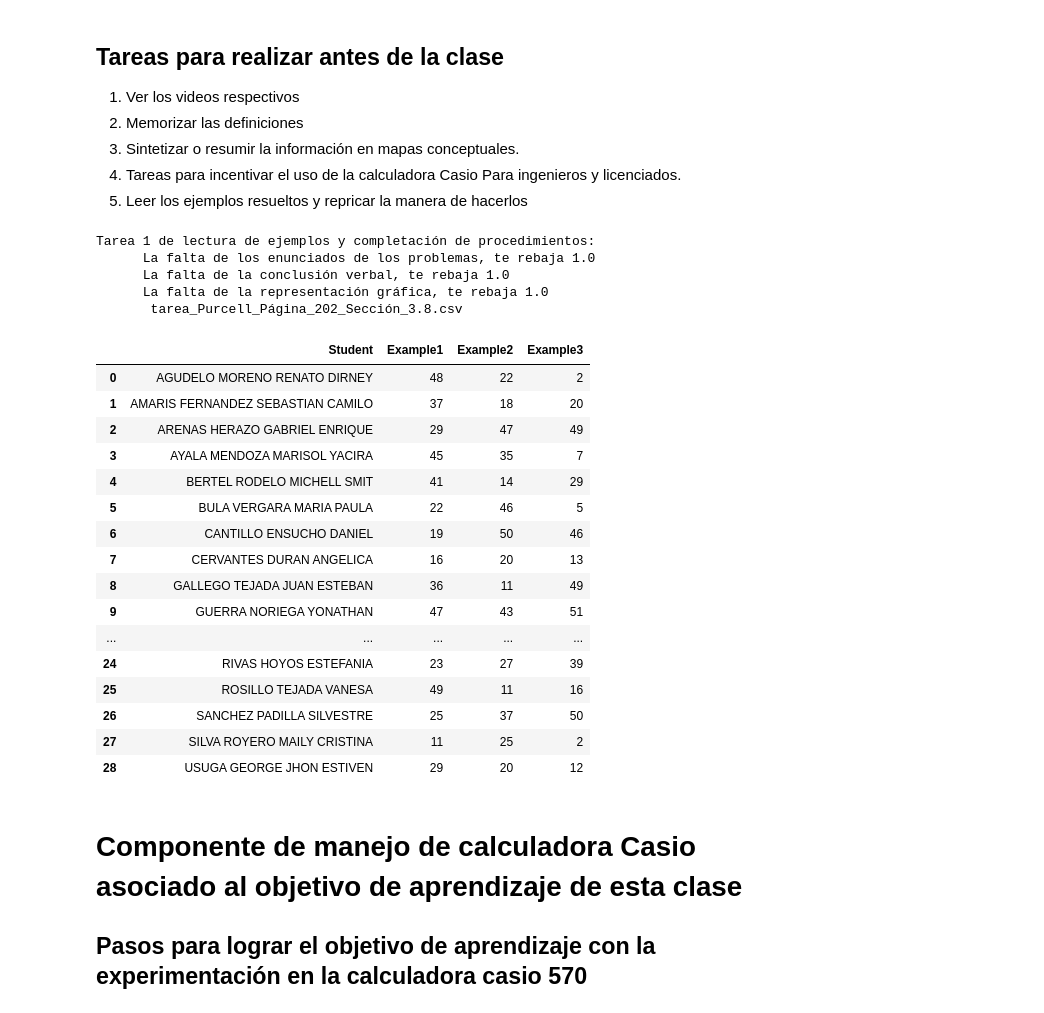
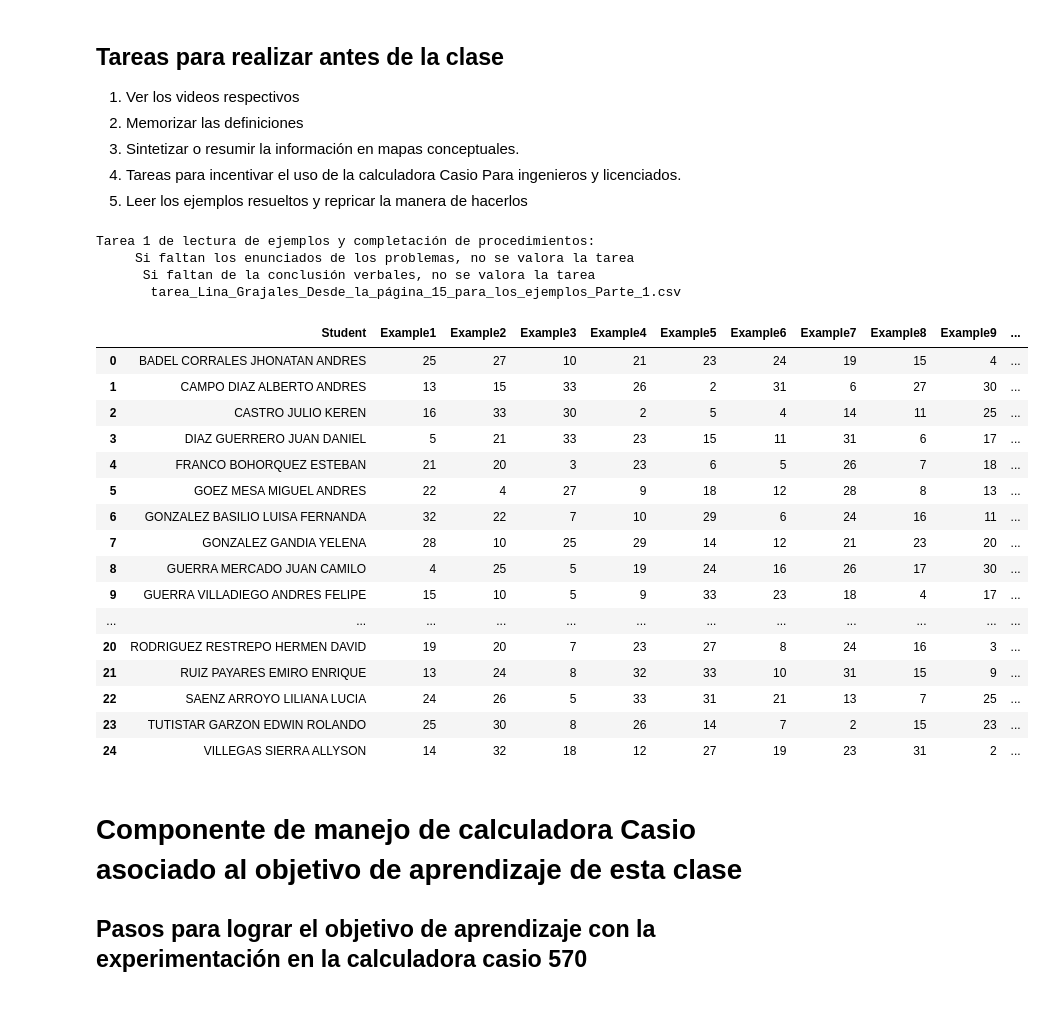
Before and after one commit to marco-canas/fundamentos_de_la_aritmetica, a Jupyter notebook: referentes/2_grajales_logica/1_4_tautologias/1_1_4_tautologias.ipynb, the cells around one changed output. Saved outputs shown, nothing was run; the diff lists cells and outputs as text; code cells hidden in the pictures.

```diff
--- a/referentes/2_grajales_logica/1_4_tautologias/1_1_4_tautologias.ipynb
+++ b/referentes/2_grajales_logica/1_4_tautologias/1_1_4_tautologias.ipynb
@@ -606,65 +617,63 @@ np.random.seed(1213)  # establecer semilla aleatoria para hacer los resultados r
 
 
 
-grupo_estudiantes = 'calculo_integral'
-nombre_texto_guia = 'Purcell'
-pagina_y_seccion = 'Página_202_Sección_3.8'
-numero_ejemplos_de_la_seccion = 54
-numero_de_ejemplos_asignados = 3
+grupo_estudiantes = 'fundamentos_de_la_aritmetica'
+nombre_texto_guia = 'Lina_Grajales'
+pagina_y_seccion = 'Desde_la_página_15_para_los_ejemplos_Parte_1'
+numero_ejemplos_de_la_seccion = 33
+numero_de_ejemplos_asignados = 10
 
 
 # Descargar la lista de  estudiantes
 students_url = "https://raw.githubusercontent.com/marco-canas/groups_list/main/" + grupo_estudiantes + ".csv"
 examples = list(range(1, numero_ejemplos_de_la_seccion))
 
 students_data = pd.read_csv(students_url)
 
 # Crear una lista para almacenar las asignaciones
 assignments = []
 
 # Asignar ejercicios aleatorios a cada estudiante
 for index, student in students_data.iterrows():
     # Seleccionar 5 ejercicios aleatorios sin repetición
     random_exercises = np.random.choice(examples, numero_de_ejemplos_asignados, replace = False)+ 1
     assignments.append([students_data["Nombre"][index], *random_exercises])  # Agregar asignación a la lista
 
 # Crear un DataFrame con las asignaciones
 columns = ["Student"] + [ "Example" + str(i+1) for i in range(numero_de_ejemplos_asignados)]
 assignment_df = pd.DataFrame(assignments, columns=columns)
 
 # Guardar el DataFrame en un archivo CSV
 assignment_csv = "tarea" + "_" + nombre_texto_guia + "_"+ pagina_y_seccion + ".csv"
 assignment_df.to_csv(assignment_csv, index=False)
 
 print("""Tarea 1 de lectura de ejemplos y completación de procedimientos:
-      La falta de los enunciados de los problemas, te rebaja 1.0
-      La falta de la conclusión verbal, te rebaja 1.0
-      La falta de la representación gráfica, te rebaja 1.0
+     Si faltan los enunciados de los problemas, no se valora la tarea
+      Si faltan de la conclusión verbales, no se valora la tarea
       """, assignment_csv)
 assignment_df
 # %% [output]
 Tarea 1 de lectura de ejemplos y completación de procedimientos:
-      La falta de los enunciados de los problemas, te rebaja 1.0
-      La falta de la conclusión verbal, te rebaja 1.0
-      La falta de la representación gráfica, te rebaja 1.0
-       tarea_Purcell_Página_202_Sección_3.8.csv
+     Si faltan los enunciados de los problemas, no se valora la tarea
+      Si faltan de la conclusión verbales, no se valora la tarea
+       tarea_Lina_Grajales_Desde_la_página_15_para_los_ejemplos_Parte_1.csv
-|  | Student | Example1 | Example2 | Example3 |
-| 0 | AGUDELO MORENO RENATO DIRNEY | 48 | 22 | 2 |
-| 1 | AMARIS FERNANDEZ SEBASTIAN CAMILO | 37 | 18 | 20 |
-| 2 | ARENAS HERAZO GABRIEL ENRIQUE | 29 | 47 | 49 |
-| 3 | AYALA MENDOZA MARISOL YACIRA | 45 | 35 | 7 |
-| 4 | BERTEL RODELO MICHELL SMIT | 41 | 14 | 29 |
-| 5 | BULA VERGARA MARIA PAULA | 22 | 46 | 5 |
-| 6 | CANTILLO ENSUCHO DANIEL | 19 | 50 | 46 |
-| 7 | CERVANTES DURAN ANGELICA | 16 | 20 | 13 |
-| 8 | GALLEGO TEJADA JUAN ESTEBAN | 36 | 11 | 49 |
-| 9 | GUERRA NORIEGA YONATHAN | 47 | 43 | 51 |
-| ... | ... | ... | ... | ... |
-| 24 | RIVAS HOYOS ESTEFANIA | 23 | 27 | 39 |
-| 25 | ROSILLO TEJADA VANESA | 49 | 11 | 16 |
-| 26 | SANCHEZ PADILLA SILVESTRE | 25 | 37 | 50 |
-| 27 | SILVA ROYERO MAILY CRISTINA | 11 | 25 | 2 |
-| 28 | USUGA GEORGE JHON ESTIVEN | 29 | 20 | 12 |
+|  | Student | Example1 | Example2 | Example3 | Example4 | Example5 | Example6 | Example7 | Example8 | Example9 | ... |
+| 0 | BADEL CORRALES JHONATAN ANDRES | 25 | 27 | 10 | 21 | 23 | 24 | 19 | 15 | 4 | ... |
+| 1 | CAMPO DIAZ ALBERTO ANDRES | 13 | 15 | 33 | 26 | 2 | 31 | 6 | 27 | 30 | ... |
+| 2 | CASTRO JULIO KEREN | 16 | 33 | 30 | 2 | 5 | 4 | 14 | 11 | 25 | ... |
+| 3 | DIAZ GUERRERO JUAN DANIEL | 5 | 21 | 33 | 23 | 15 | 11 | 31 | 6 | 17 | ... |
+| 4 | FRANCO BOHORQUEZ ESTEBAN | 21 | 20 | 3 | 23 | 6 | 5 | 26 | 7 | 18 | ... |
+| 5 | GOEZ MESA MIGUEL ANDRES | 22 | 4 | 27 | 9 | 18 | 12 | 28 | 8 | 13 | ... |
+| 6 | GONZALEZ BASILIO LUISA FERNANDA | 32 | 22 | 7 | 10 | 29 | 6 | 24 | 16 | 11 | ... |
+| 7 | GONZALEZ GANDIA YELENA | 28 | 10 | 25 | 29 | 14 | 12 | 21 | 23 | 20 | ... |
+| 8 | GUERRA MERCADO JUAN CAMILO | 4 | 25 | 5 | 19 | 24 | 16 | 26 | 17 | 30 | ... |
+| 9 | GUERRA VILLADIEGO ANDRES FELIPE | 15 | 10 | 5 | 9 | 33 | 23 | 18 | 4 | 17 | ... |
+| ... | ... | ... | ... | ... | ... | ... | ... | ... | ... | ... | ... |
+| 20 | RODRIGUEZ RESTREPO HERMEN DAVID | 19 | 20 | 7 | 23 | 27 | 8 | 24 | 16 | 3 | ... |
+| 21 | RUIZ PAYARES EMIRO ENRIQUE | 13 | 24 | 8 | 32 | 33 | 10 | 31 | 15 | 9 | ... |
+| 22 | SAENZ ARROYO LILIANA LUCIA | 24 | 26 | 5 | 33 | 31 | 21 | 13 | 7 | 25 | ... |
+| 23 | TUTISTAR GARZON EDWIN ROLANDO | 25 | 30 | 8 | 26 | 14 | 7 | 2 | 15 | 23 | ... |
+| 24 | VILLEGAS SIERRA ALLYSON | 14 | 32 | 18 | 12 | 27 | 19 | 23 | 31 | 2 | ... |
 # %% [markdown]
 # Componente de manejo de calculadora Casio asociado al objetivo de aprendizaje de esta clase
 
```
Also changed, not shown: parts of 33 cells of this notebook, 2 other files.
